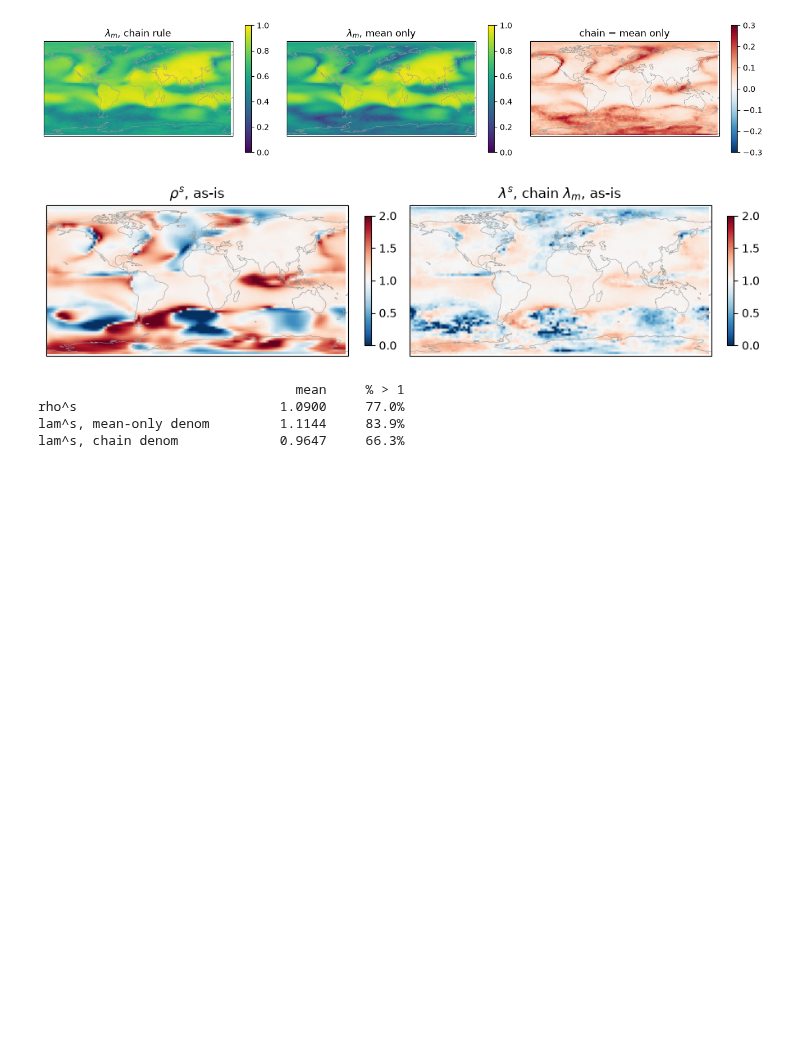
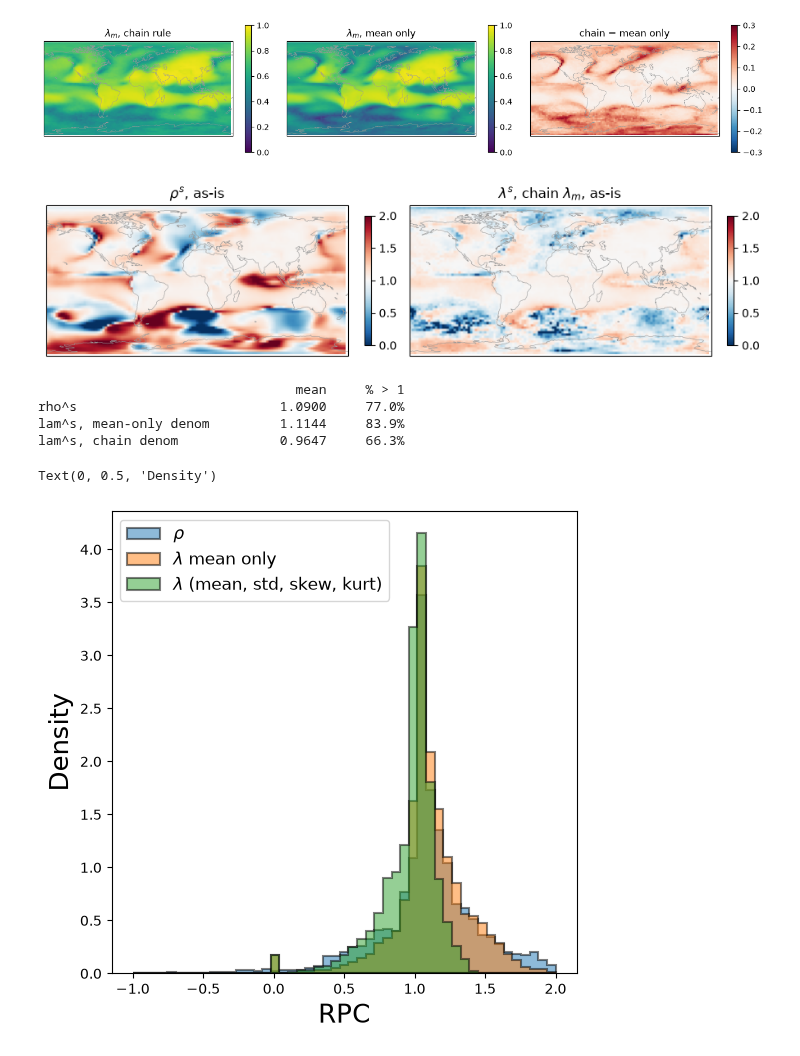
Before and after one commit to jaspercjp/information-snp, a Jupyter notebook: notebooks/granger_lin_lambda_m.ipynb, the cells around one changed output. Saved outputs shown, nothing was run; the diff lists cells and outputs as text; code cells hidden in the pictures; blank space fills up the shorter version.

```diff
--- a/notebooks/granger_lin_lambda_m.ipynb
+++ b/notebooks/granger_lin_lambda_m.ipynb
@@ -747,3 +747,19 @@ for name, field in (("rho^s", rho_ratio),
 rho^s                          1.0900     77.0%
 lam^s, mean-only denom         1.1144     83.9%
 lam^s, chain denom             0.9647     66.3%
+# %%
+BINS = np.linspace(-1, 2, 50)
+BIN_LW = 1.5
+LABEL_FONTSIZE = 19
+fig, axs = plt.subplots(1, 1, figsize=(6, 6))
+
+axs.hist(rho_ratio.flatten(), density=True, histtype='stepfilled', alpha=0.5, lw=BIN_LW, ec='k', label='$\\rho$', bins=BINS)
+axs.hist(lam_ratio_mean_only.flatten(), density=True, histtype='stepfilled', alpha=0.5, lw=BIN_LW, ec='k', label='$\\lambda$ mean only', bins=BINS)
+axs.hist(lam_ratio_chain.flatten(), density=True, histtype='stepfilled', alpha=0.5, lw=BIN_LW, ec='k', label='$\\lambda$ (mean, std, skew, kurt)', bins=BINS)
+
+axs.legend(fontsize=12, loc='upper left')
+axs.set_xlabel('RPC', fontsize=LABEL_FONTSIZE)
+axs.set_ylabel('Density', fontsize=LABEL_FONTSIZE)
+# %% [output]
+Text(0, 0.5, 'Density')
+[figure, added]
```
Also changed, not shown: parts of 2 cells of this notebook.
